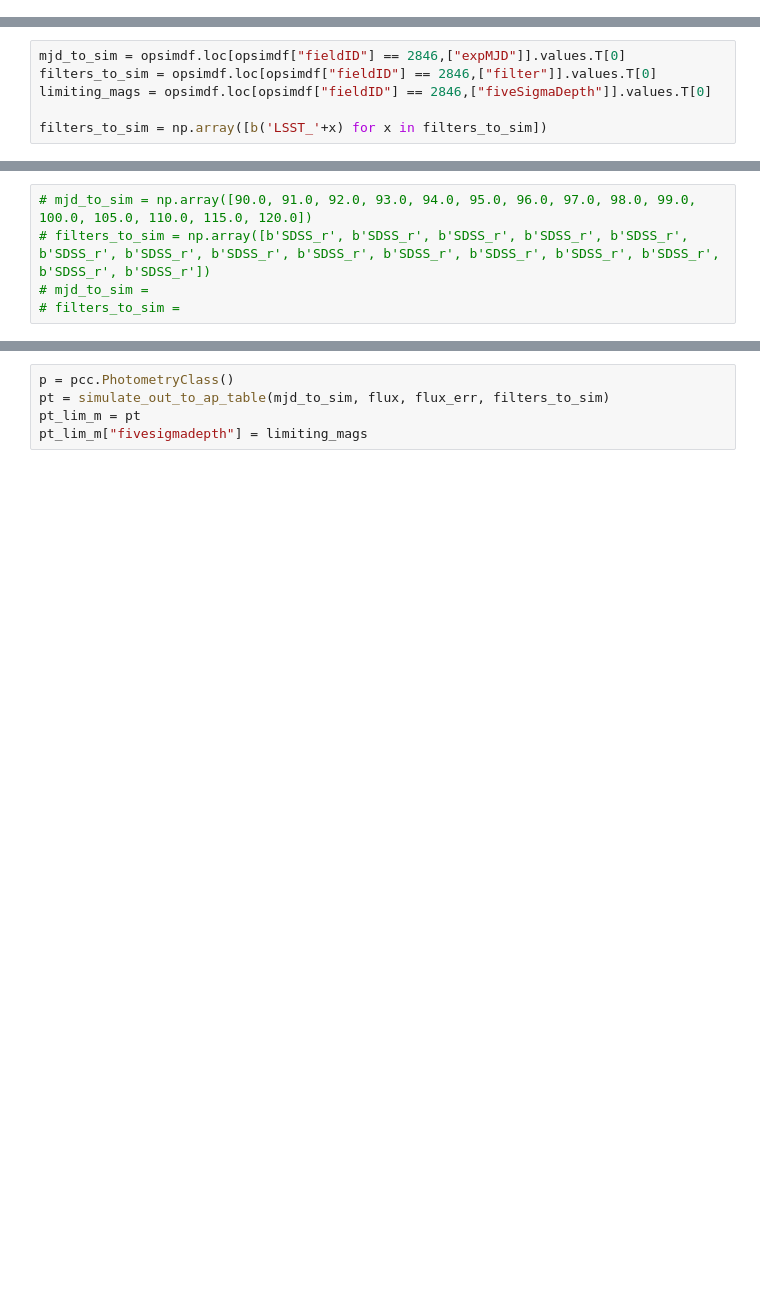
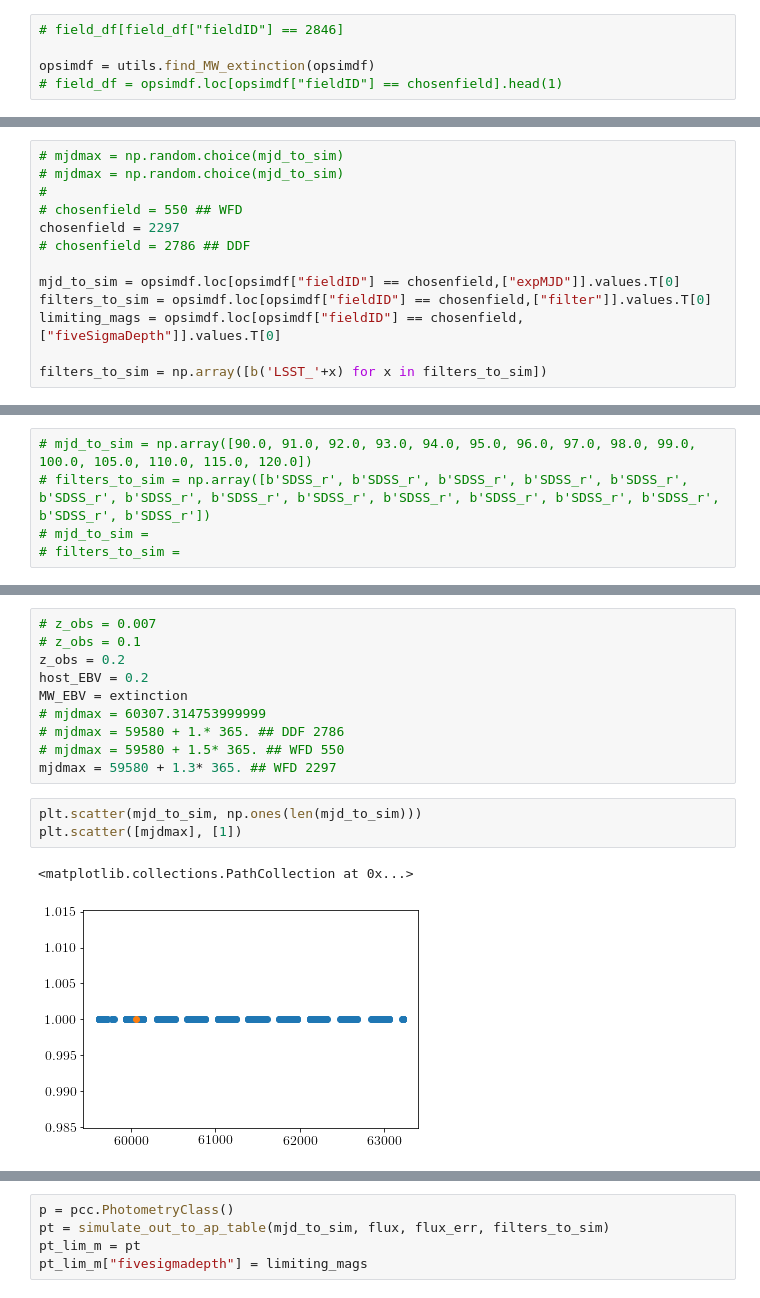
Before and after one commit to RobFirth/LSST_tools, a Jupyter notebook: lsst_tools/sims/notebooks/simulate_lightcurve_LSST_cadence.ipynb, the cells around one changed output, grey strips where cells are left out. Saved outputs shown, nothing was run; the diff lists cells and outputs as text; blank space fills up the shorter version.

```diff
--- a/lsst_tools/sims/notebooks/simulate_lightcurve_LSST_cadence.ipynb
+++ b/lsst_tools/sims/notebooks/simulate_lightcurve_LSST_cadence.ipynb
@@ -128,0 +162,5 @@ field_df
+# %%
+# field_df[field_df["fieldID"] == 2846]
+
+opsimdf = utils.find_MW_extinction(opsimdf)
+# field_df = opsimdf.loc[opsimdf["fieldID"] == chosenfield].head(1)
@@ -129,6 +216,13 @@ field_df
 # %%
-mjd_to_sim = opsimdf.loc[opsimdf["fieldID"] == 2846,["expMJD"]].values.T[0]
-filters_to_sim = opsimdf.loc[opsimdf["fieldID"] == 2846,["filter"]].values.T[0]
-limiting_mags = opsimdf.loc[opsimdf["fieldID"] == 2846,["fiveSigmaDepth"]].values.T[0]
+# mjdmax = np.random.choice(mjd_to_sim)
+# mjdmax = np.random.choice(mjd_to_sim)
+#
+# chosenfield = 550 ## WFD
+chosenfield = 2297
+# chosenfield = 2786 ## DDF
+
+mjd_to_sim = opsimdf.loc[opsimdf["fieldID"] == chosenfield,["expMJD"]].values.T[0]
+filters_to_sim = opsimdf.loc[opsimdf["fieldID"] == chosenfield,["filter"]].values.T[0]
+limiting_mags = opsimdf.loc[opsimdf["fieldID"] == chosenfield,["fiveSigmaDepth"]].values.T[0]
 
 filters_to_sim = np.array([b('LSST_'+x) for x in filters_to_sim])
@@ -225,0 +263,16 @@ mjd_to_sim[0]-mjd_to_sim[1]
+# %%
+# z_obs = 0.007
+# z_obs = 0.1
+z_obs = 0.2
+host_EBV = 0.2
+MW_EBV = extinction
+# mjdmax = 60307.314753999999
+# mjdmax = 59580 + 1.* 365. ## DDF 2786
+# mjdmax = 59580 + 1.5* 365. ## WFD 550
+mjdmax = 59580 + 1.3* 365. ## WFD 2297
+# %%
+plt.scatter(mjd_to_sim, np.ones(len(mjd_to_sim)))
+plt.scatter([mjdmax], [1])
+# %% [output]
+<matplotlib.collections.PathCollection at 0x...>
+[figure, added]
```
Also changed, not shown: parts of 50 cells of this notebook, 7 other files.
